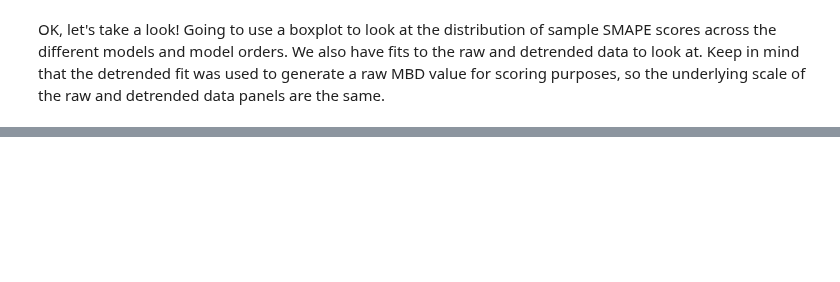
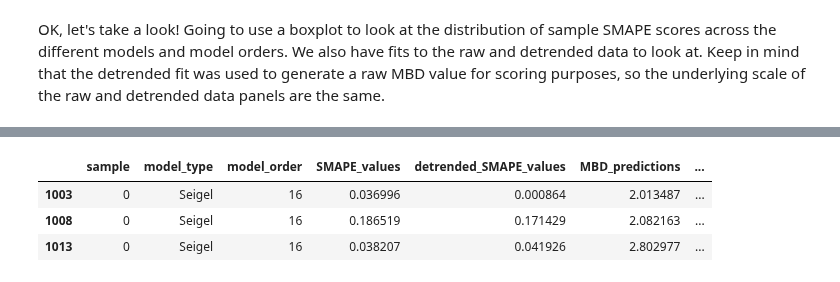
Before and after one commit to gperdrizet/kaggle_microbusiness, a Jupyter notebook: notebooks/11.2-bootstrapped_linear_models_benchmark_revisit.ipynb, the cells around one changed output, grey strips where cells are left out. Drawn from its saved outputs; the diff is of its cells as text; code cells hidden in the pictures; blank space fills up the shorter version.

Commit message:
Completed small sample run and analysis for linear model bootstrapping.

```diff
--- a/notebooks/11.2-bootstrapped_linear_models_benchmark_revisit.ipynb
+++ b/notebooks/11.2-bootstrapped_linear_models_benchmark_revisit.ipynb
@@ -212,3 +195,10 @@ control.head(3)
+# %%
+winner.head(3)
+# %% [output]
+|  | sample | model_type | model_order | SMAPE_values | detrended_SMAPE_values | MBD_predictions | ... |
+| 1003 | 0 | Seigel | 16 | 0.036996 | 0.000864 | 2.013487 | ... |
+| 1008 | 0 | Seigel | 16 | 0.186519 | 0.171429 | 2.082163 | ... |
+| 1013 | 0 | Seigel | 16 | 0.038207 | 0.041926 | 2.802977 | ... |
 # %%
 # Plot true vs predicted values
 fig, ax = plt.subplots(2, 2, figsize=(6,6))
```
Also changed, not shown: parts of 37 cells of this notebook, 2 other files.
